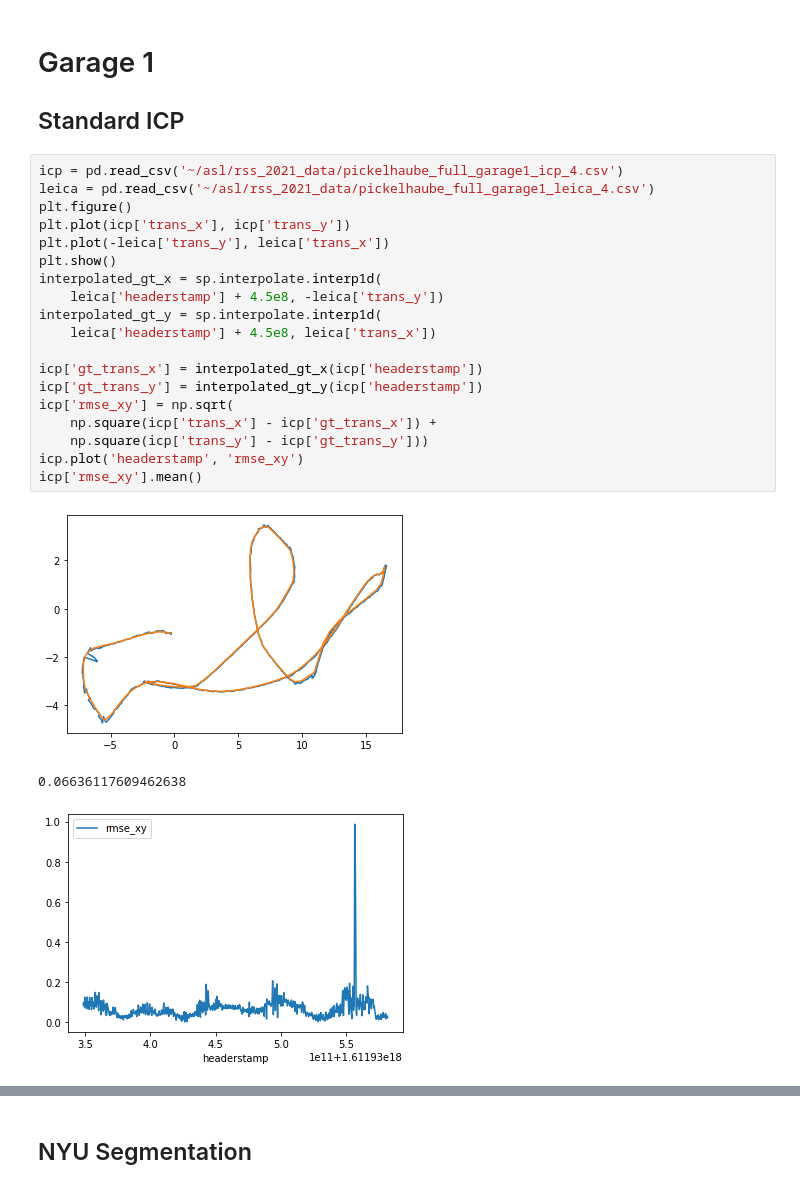
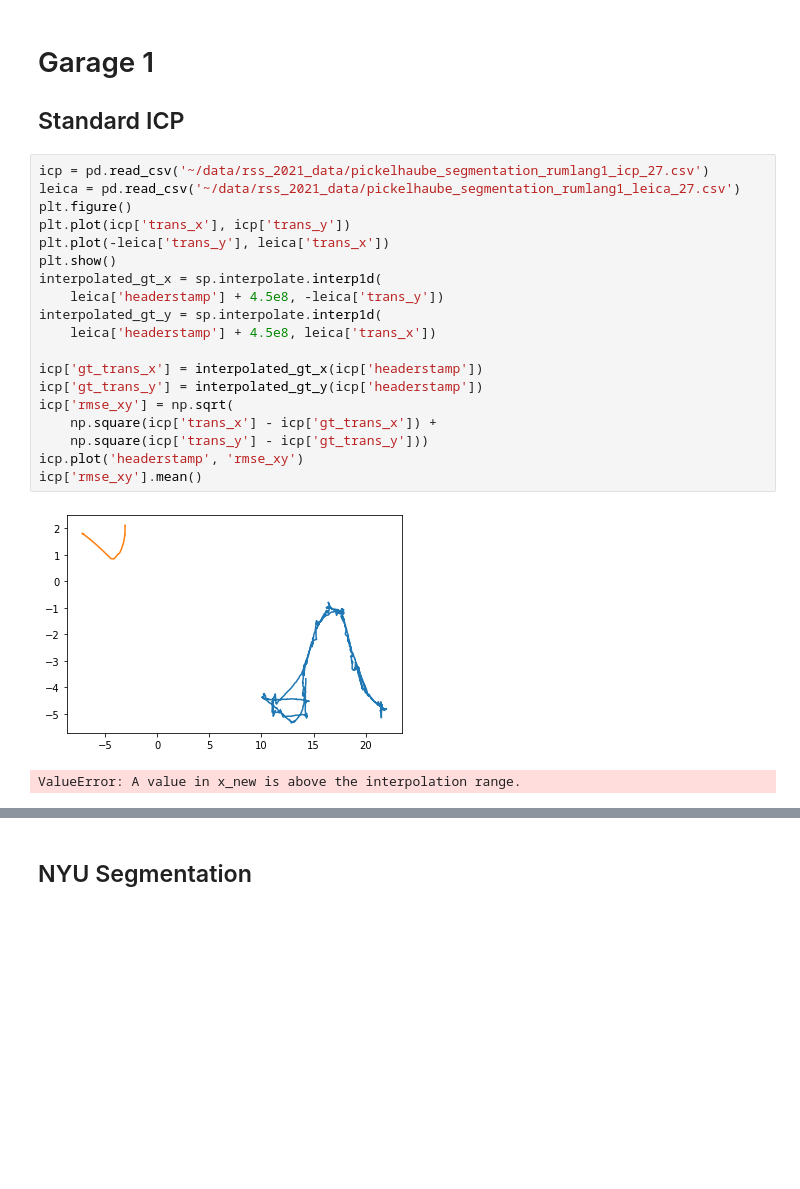
Before and after one commit to ethz-asl/background_foreground_segmentation, a Jupyter notebook: notebooks/RSS Localisation Results.ipynb, the cells around one changed output, grey strips where cells are left out. Saved outputs shown, nothing was run; the diff lists cells and outputs as text; blank space fills up the shorter version.

```diff
--- a/notebooks/RSS Localisation Results.ipynb
+++ b/notebooks/RSS Localisation Results.ipynb
@@ -14,28 +14,27 @@ import matplotlib.pyplot as plt
 # Garage 1
 ## Standard ICP
 # %%
-icp = pd.read_csv('~/asl/rss_2021_data/pickelhaube_full_garage1_icp_4.csv')
-leica = pd.read_csv('~/asl/rss_2021_data/pickelhaube_full_garage1_leica_4.csv')
+icp = pd.read_csv('~/data/rss_2021_data/pickelhaube_segmentation_rumlang1_icp_27.csv')
+leica = pd.read_csv('~/data/rss_2021_data/pickelhaube_segmentation_rumlang1_leica_27.csv')
 plt.figure()
 plt.plot(icp['trans_x'], icp['trans_y'])
 plt.plot(-leica['trans_y'], leica['trans_x'])
 plt.show()
 interpolated_gt_x = sp.interpolate.interp1d(
     leica['headerstamp'] + 4.5e8, -leica['trans_y'])
 interpolated_gt_y = sp.interpolate.interp1d(
     leica['headerstamp'] + 4.5e8, leica['trans_x'])
 
 icp['gt_trans_x'] = interpolated_gt_x(icp['headerstamp'])
 icp['gt_trans_y'] = interpolated_gt_y(icp['headerstamp'])
 icp['rmse_xy'] = np.sqrt(
     np.square(icp['trans_x'] - icp['gt_trans_x']) +
     np.square(icp['trans_y'] - icp['gt_trans_y']))
 icp.plot('headerstamp', 'rmse_xy')
 icp['rmse_xy'].mean()
 # %% [output]
-[figure, old version]
+[figure, new version]
-0.06636117609462638
+ValueError: A value in x_new is above the interpolation range.
-[figure, removed]
 # %%
 plt.plot(icp['headerstamp'], icp['trans_y'])
 plt.plot(leica['headerstamp'] + 4.5e8, leica['trans_x'])
```
Also changed, not shown: parts of 3 cells of this notebook, 7 other files.
